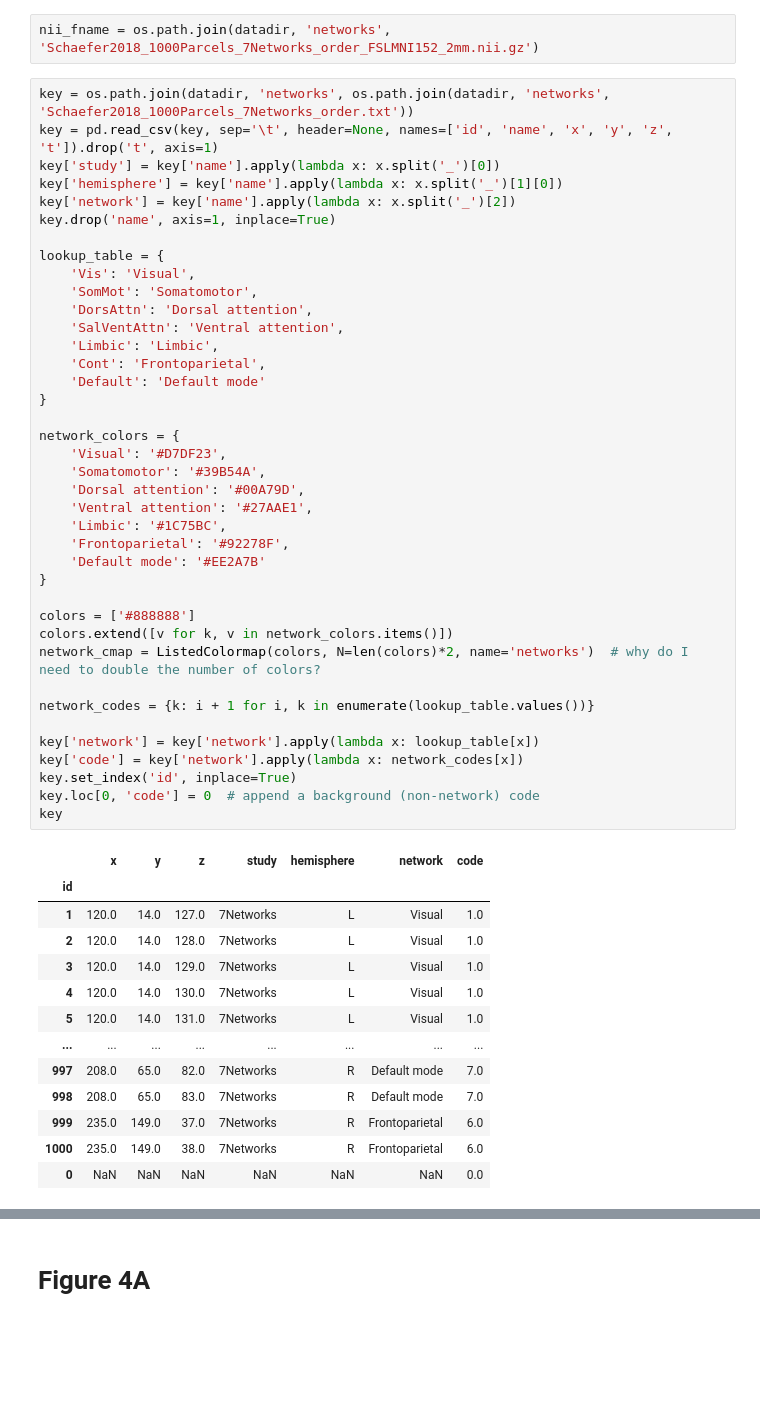
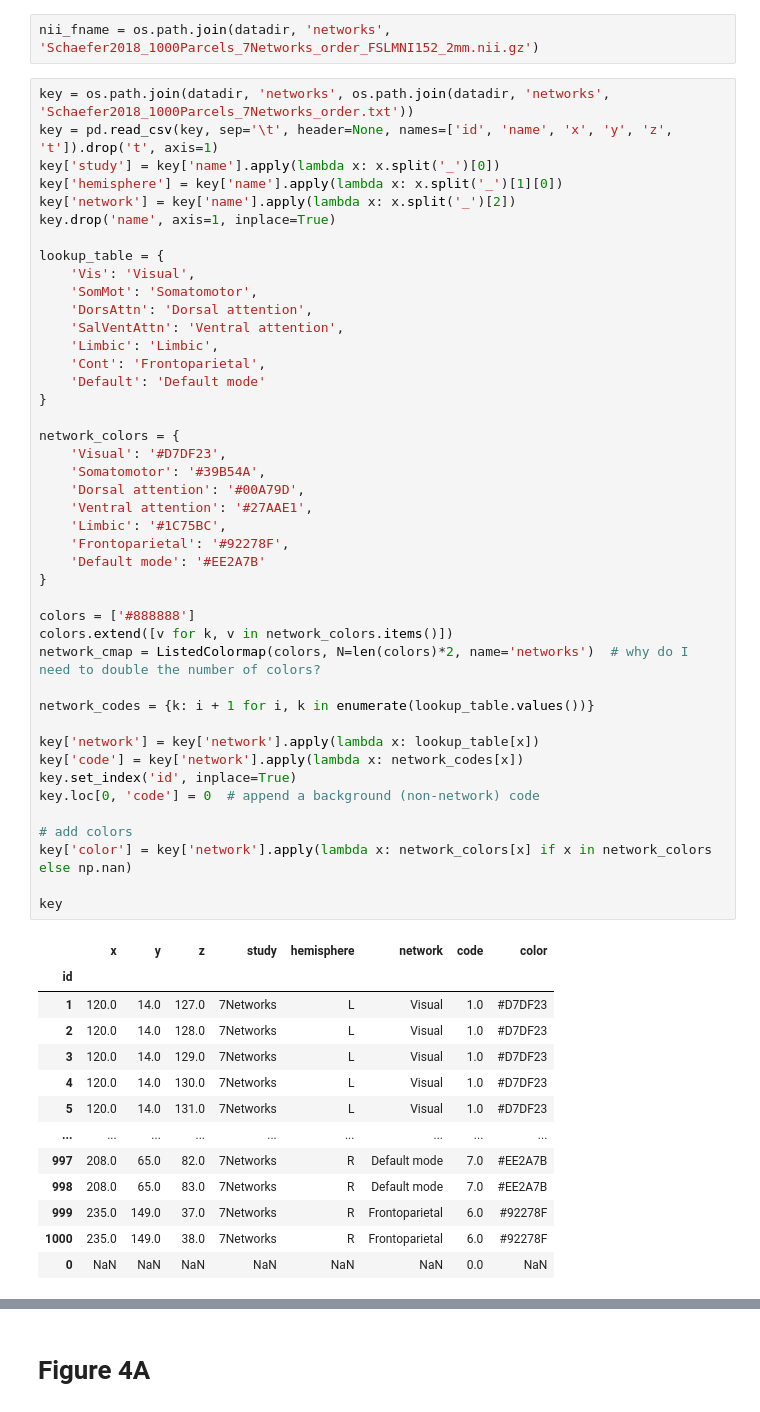
Before and after one commit to ContextLab/pca_paper, a Jupyter notebook: code/notebooks/network_analyses.ipynb, the cells around one changed output, grey strips where cells are left out. Saved outputs shown, nothing was run; the diff lists cells and outputs as text; blank space fills up the shorter version.

```diff
--- a/code/notebooks/network_analyses.ipynb
+++ b/code/notebooks/network_analyses.ipynb
@@ -73,43 +78,47 @@ lookup_table = {
     'SomMot': 'Somatomotor',
     'DorsAttn': 'Dorsal attention',
     'SalVentAttn': 'Ventral attention',
     'Limbic': 'Limbic',
     'Cont': 'Frontoparietal',
     'Default': 'Default mode'
 }
 
 network_colors = {
     'Visual': '#D7DF23',
     'Somatomotor': '#39B54A',
     'Dorsal attention': '#00A79D',
     'Ventral attention': '#27AAE1',
     'Limbic': '#1C75BC',
     'Frontoparietal': '#92278F',
     'Default mode': '#EE2A7B'
 }
 
 colors = ['#888888']
 colors.extend([v for k, v in network_colors.items()])
 network_cmap = ListedColormap(colors, N=len(colors)*2, name='networks')  # why do I need to double the number of colors?
 
 network_codes = {k: i + 1 for i, k in enumerate(lookup_table.values())}
 
 key['network'] = key['network'].apply(lambda x: lookup_table[x])
 key['code'] = key['network'].apply(lambda x: network_codes[x])
 key.set_index('id', inplace=True)
 key.loc[0, 'code'] = 0  # append a background (non-network) code
+
+# add colors
+key['color'] = key['network'].apply(lambda x: network_colors[x] if x in network_colors else np.nan)
+
 key
 # %% [output]
-|  | x | y | z | study | hemisphere | network | code |
-| id |  |  |  |  |  |  |  |
-| 1 | 120.0 | 14.0 | 127.0 | 7Networks | L | Visual | 1.0 |
-| 2 | 120.0 | 14.0 | 128.0 | 7Networks | L | Visual | 1.0 |
-| 3 | 120.0 | 14.0 | 129.0 | 7Networks | L | Visual | 1.0 |
-| 4 | 120.0 | 14.0 | 130.0 | 7Networks | L | Visual | 1.0 |
-| 5 | 120.0 | 14.0 | 131.0 | 7Networks | L | Visual | 1.0 |
-| ... | ... | ... | ... | ... | ... | ... | ... |
-| 997 | 208.0 | 65.0 | 82.0 | 7Networks | R | Default mode | 7.0 |
-| 998 | 208.0 | 65.0 | 83.0 | 7Networks | R | Default mode | 7.0 |
-| 999 | 235.0 | 149.0 | 37.0 | 7Networks | R | Frontoparietal | 6.0 |
-| 1000 | 235.0 | 149.0 | 38.0 | 7Networks | R | Frontoparietal | 6.0 |
-| 0 | NaN | NaN | NaN | NaN | NaN | NaN | 0.0 |
+|  | x | y | z | study | hemisphere | network | code | color |
+| id |  |  |  |  |  |  |  |  |
+| 1 | 120.0 | 14.0 | 127.0 | 7Networks | L | Visual | 1.0 | #D7DF23 |
+| 2 | 120.0 | 14.0 | 128.0 | 7Networks | L | Visual | 1.0 | #D7DF23 |
+| 3 | 120.0 | 14.0 | 129.0 | 7Networks | L | Visual | 1.0 | #D7DF23 |
+| 4 | 120.0 | 14.0 | 130.0 | 7Networks | L | Visual | 1.0 | #D7DF23 |
+| 5 | 120.0 | 14.0 | 131.0 | 7Networks | L | Visual | 1.0 | #D7DF23 |
+| ... | ... | ... | ... | ... | ... | ... | ... | ... |
+| 997 | 208.0 | 65.0 | 82.0 | 7Networks | R | Default mode | 7.0 | #EE2A7B |
+| 998 | 208.0 | 65.0 | 83.0 | 7Networks | R | Default mode | 7.0 | #EE2A7B |
+| 999 | 235.0 | 149.0 | 37.0 | 7Networks | R | Frontoparietal | 6.0 | #92278F |
+| 1000 | 235.0 | 149.0 | 38.0 | 7Networks | R | Frontoparietal | 6.0 | #92278F |
+| 0 | NaN | NaN | NaN | NaN | NaN | NaN | 0.0 | NaN |
```
Also changed, not shown: parts of 10 cells of this notebook, 1 other file.
